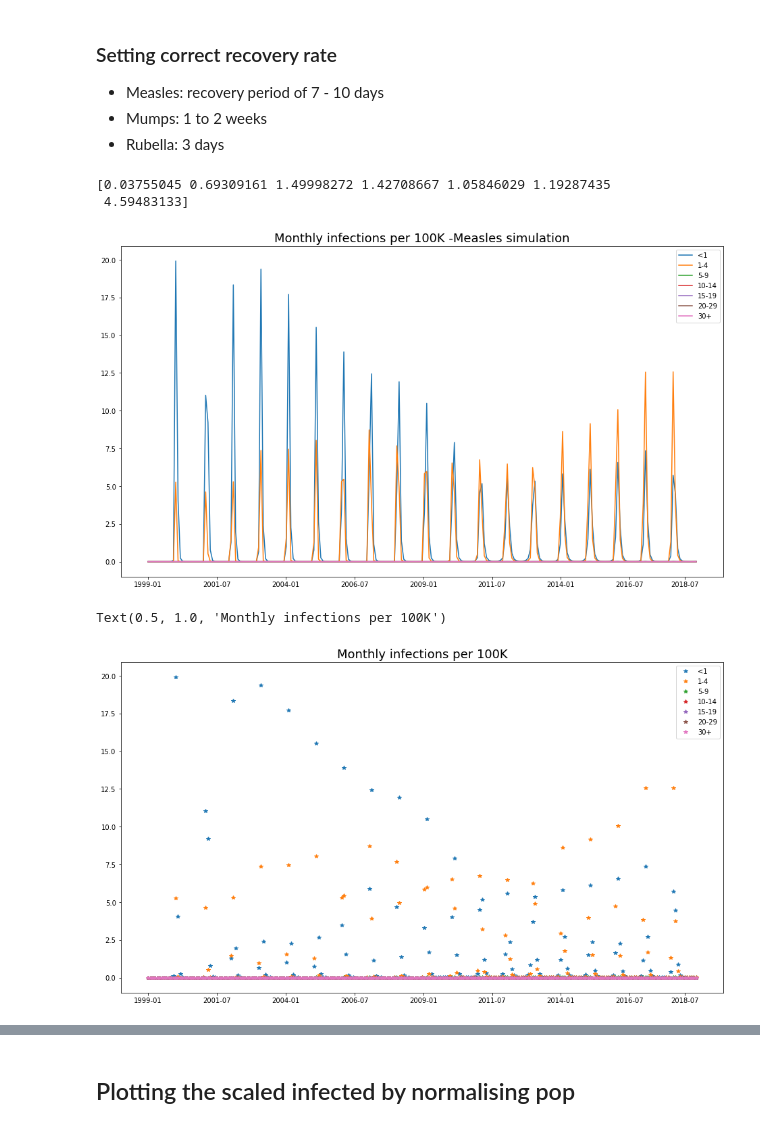
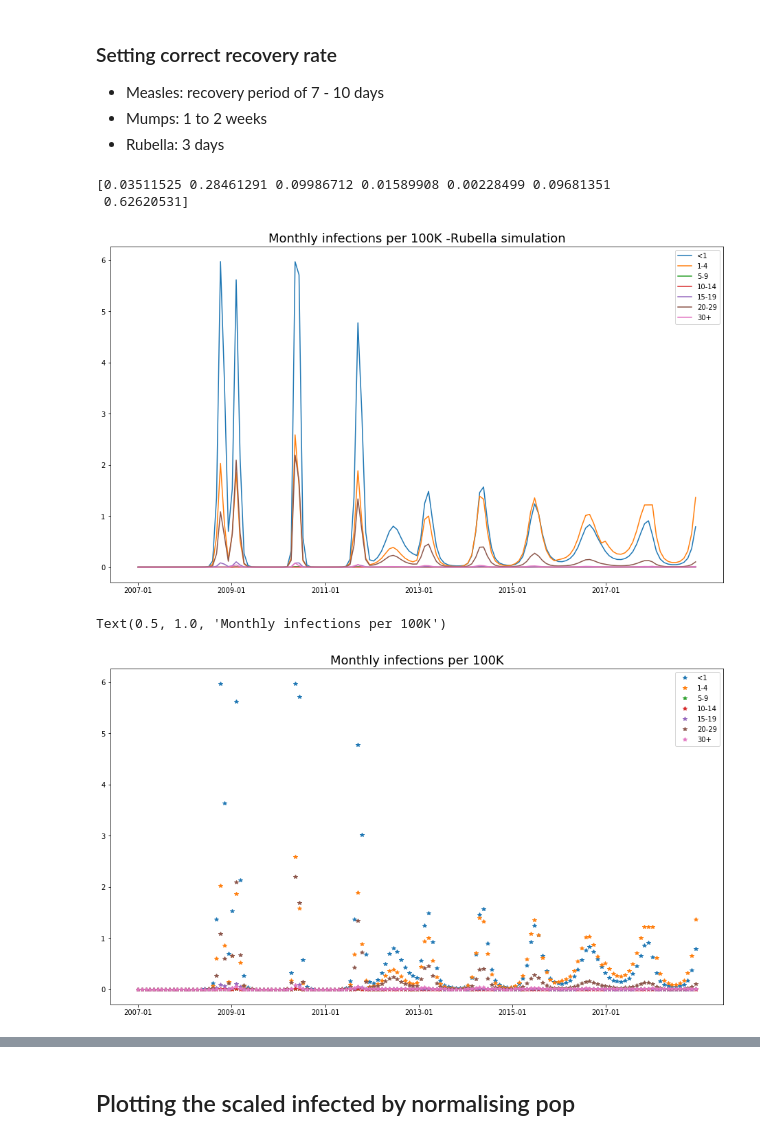
Before and after one commit to dhelekal/EpiRSG2020, a Jupyter notebook: model/Monthly_cases_simulation.ipynb, the cells around one changed output, grey strips where cells are left out. Saved outputs shown, nothing was run; the diff lists cells and outputs as text; code cells hidden in the pictures.

```diff
--- a/model/Monthly_cases_simulation.ipynb
+++ b/model/Monthly_cases_simulation.ipynb
@@ -9,7 +9,7 @@ import math
 # %%
 age_class = ["<1", "1-4", "5-9", "10-14", "15-19", "20-29", "30+"]
 #Select disease
-d = "Measles"
+d = "Rubella"
 
 #monthly data
 data = pd.read_csv( d +'_data_processed.csv')
@@ -218,7 +218,10 @@ elif d == "Mumps":
 elif d == "Rubella":
     para.gamma = (1/3 *365.0)*np.ones([7])
 # %%
-beta = np.eye(7)*[0.00779684, 0.14391105, 0.21224502, 0.24212989, 0.2063052, 0.23331238, 0.27199975]
+beta = 0.13* np.eye(7)*[0.05608618, 0.45458462, 0.10870022, 0.02075041, 0.00342591, 0.14565845, 0.28514931]
+
+
+#array([0.0077182 , 0.14214992, 0.21380122, 0.24281186, 0.20576573, 0.23221351, 0.27200709])
 
 #Rubella final
 #0.13* np.eye(7)*[0.05608618, 0.45458462, 0.10870022, 0.02075041, 0.00342591, 0.14565845, 0.28514931]
@@ -239,36 +242,36 @@ out, t, out_YN = mdl.run(ic ,t_max = years_run-0.00001, method="RK45", eval_per_
                          atol=1e-6, rtol = 1e-4)
 """""
 Inf_OUT = out[7:(7*2),:]
 plt.figure(figsize=(16,9))
 for ii in range(7):
     plt.plot(t[0:len(t)], np.transpose(out[7+ii,0:len(t)]), label = age_class[ii])
 plt.legend()
 plt.title("Infected curve for all age groups (unnormalized)", fontsize = 18)
 """
 
 plt.figure(figsize=(16,9))
 for ii in range(7):
     plt.plot(np.linspace(0,years_run, years_run*12)[0:-1],
              (1e5/pop_scale)*np.transpose(get_monthly_rates(out_YN, eval_year, years_run)[ii,:]), label = age_class[ii])
 
 if d == "Measles":
     locs, labels = plt.xticks()
     locs = np.hstack([locs[1:-2], 19.5])
     plt.xticks(locs, time_date[locs*12])
 elif d == "Rubella":
     locs, labels = plt.xticks()
     locs = np.hstack([locs[1:-2]])
     plt.xticks(locs, time_date[locs*12])
 else:
     plt.xticks(np.arange(0,years_run-1), time_date)
 
 plt.legend()
 plt.title("Monthly infections per 100K -" +d+" simulation", fontsize = 18)
 plt.savefig(d+"_optim.png")
 # %% [output]
-[0.03755045 0.69309161 1.49998272 1.42708667 1.05846029 1.19287435
- 4.59483133]
+[0.03511525 0.28461291 0.09986712 0.01589908 0.00228499 0.09681351
+ 0.62620531]
-[figure, old version]
+[figure, new version]
 # %%
 plt.figure(figsize=(16,9))
 for ii in range(7):
@@ -291,7 +294,7 @@ plt.legend()
 plt.title("Monthly infections per 100K", fontsize = 18)
 # %% [output]
 Text(0.5, 1.0, 'Monthly infections per 100K')
-[figure, old version]
+[figure, new version]
 # %%
 #for d in ['Measles']:
     #option for dotted in Mumps
```
Also changed, not shown: parts of 2 cells of this notebook, 4 other files.
